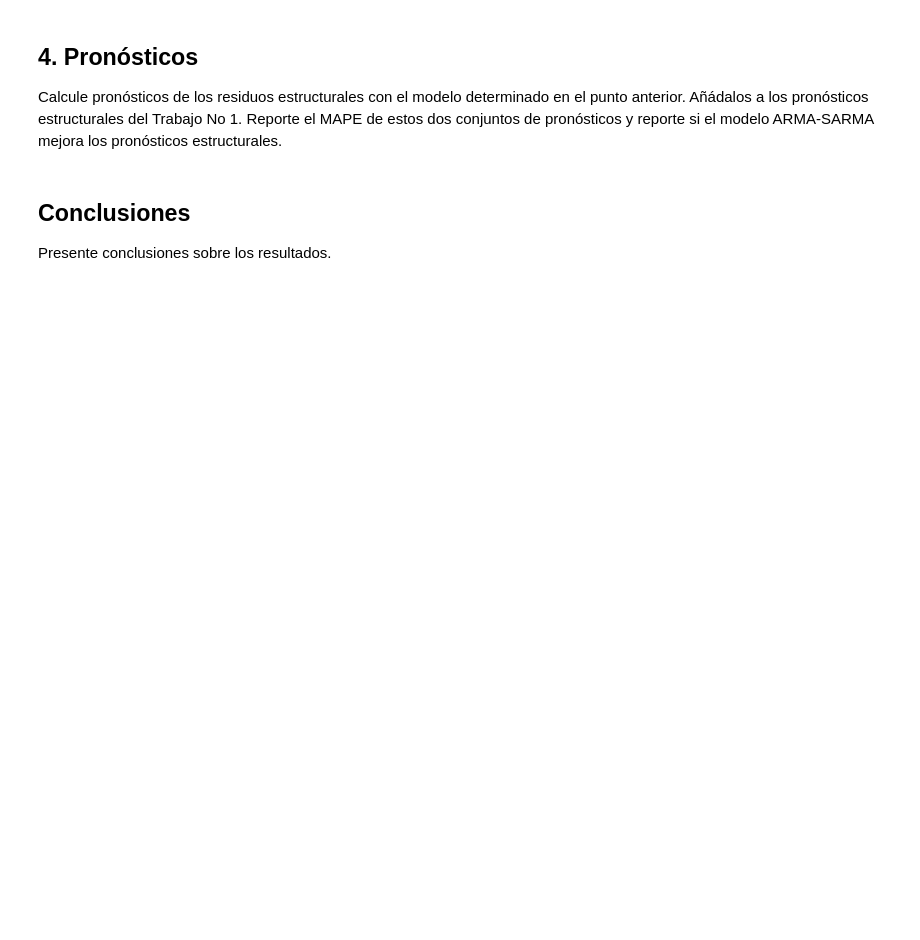
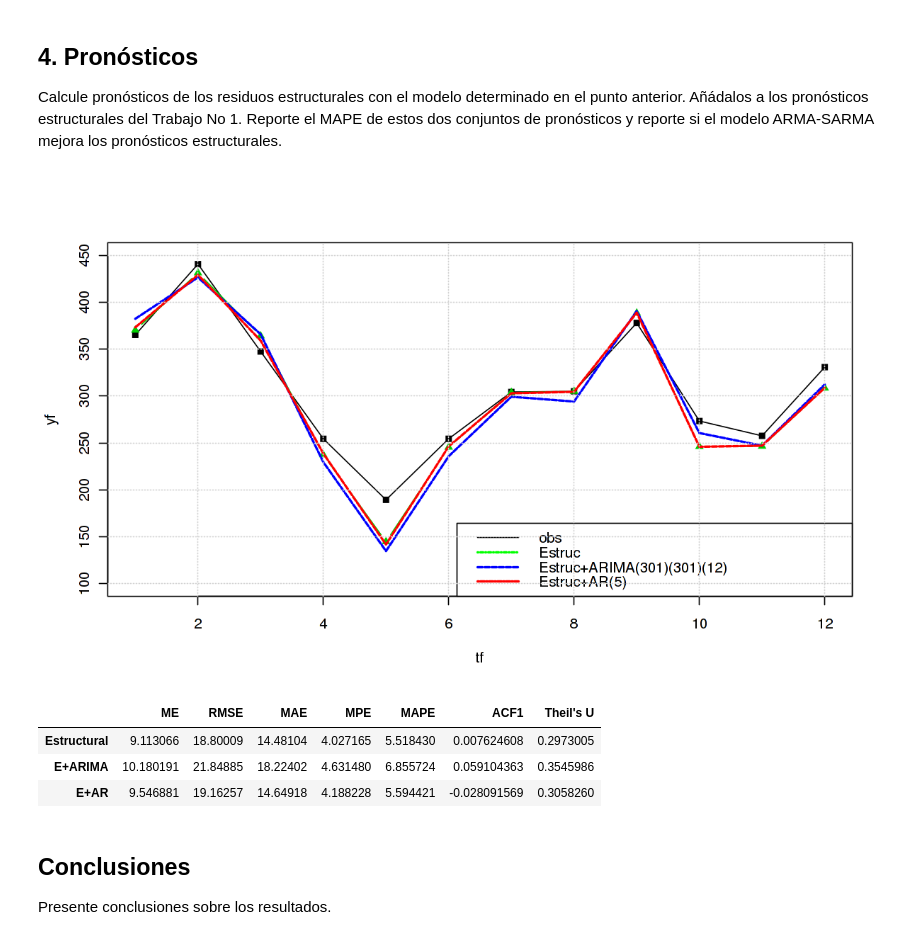
Before and after one commit to davidrivera62/Trabajo2, a Jupyter notebook: Trabajo 2.ipynb, the cells around one changed output. Saved outputs shown, nothing was run; the diff lists cells and outputs as text; code cells hidden in the pictures; blank space fills up the shorter version.

```diff
--- a/Trabajo 2.ipynb
+++ b/Trabajo 2.ipynb
@@ -350,6 +481,42 @@ obtener ruido blanco ensaye con otro de los modelos encontrados.
 
 Calcule pronósticos de los residuos estructurales con el modelo determinado en el punto anterior. Añádalos a los pronósticos estructurales del Trabajo No 1. Reporte el MAPE de estos dos conjuntos de pronósticos y reporte si el modelo
 ARMA-SARMA mejora los pronósticos estructurales.
+# %%
+# --- con el estructural + ARIMA(3,0,1)(3,0,1)[12]
+
+p.arima301 <- predict(mod_ARIMA301,n.ahead = 12)$pred
+p.tot.1 = pron3 + p.arima301
+
+p.ar5 <- predict(mod_AR5, n.ahead=12)$pred
+p.tot.2 = pron3 + p.ar5
+
+par(mfrow=c(1,1))
+tf = seq(1,length(yf),1)
+plot(tf,yf, type = 'o', pch = 15, ylim=c(100,450))
+lines(tf,pron3, type = 'b', pch = 17,col='green3')
+lines(tf,p.tot.1,lty=5,lwd=2,col='blue')
+lines(tf,p.tot.2,lty=5,lwd=2,col='red')
+
+legend("bottomright",
+c("obs","Estruc","Estruc+ARIMA(301)(301)(12)","Estruc+AR(5)"),
+lty = c(1,4,5,6),
+lwd=c(1,2,2,2),
+col=c("black","green","blue","red") )
+grid()
+# %% [output]
+[figure, added]
+# %%
+A=rbind(
+accuracy(ts(pron3,frequency = 12),yf),
+accuracy(as.vector(p.tot.1),yf),
+accuracy(as.vector(p.tot.2),yf))
+rownames(A)=c("Estructural","E+ARIMA","E+AR")
+(A)
+# %% [output]
+|  | ME | RMSE | MAE | MPE | MAPE | ACF1 | Theil's U |
+| Estructural | 9.113066 | 18.80009 | 14.48104 | 4.027165 | 5.518430 | 0.007624608 | 0.2973005 |
+| E+ARIMA | 10.180191 | 21.84885 | 18.22402 | 4.631480 | 6.855724 | 0.059104363 | 0.3545986 |
+| E+AR | 9.546881 | 19.16257 | 14.64918 | 4.188228 | 5.594421 | -0.028091569 | 0.3058260 |
 # %% [markdown]
 ## Conclusiones ##
 
```
Also changed, not shown: parts of 21 cells of this notebook, 1 other file.
